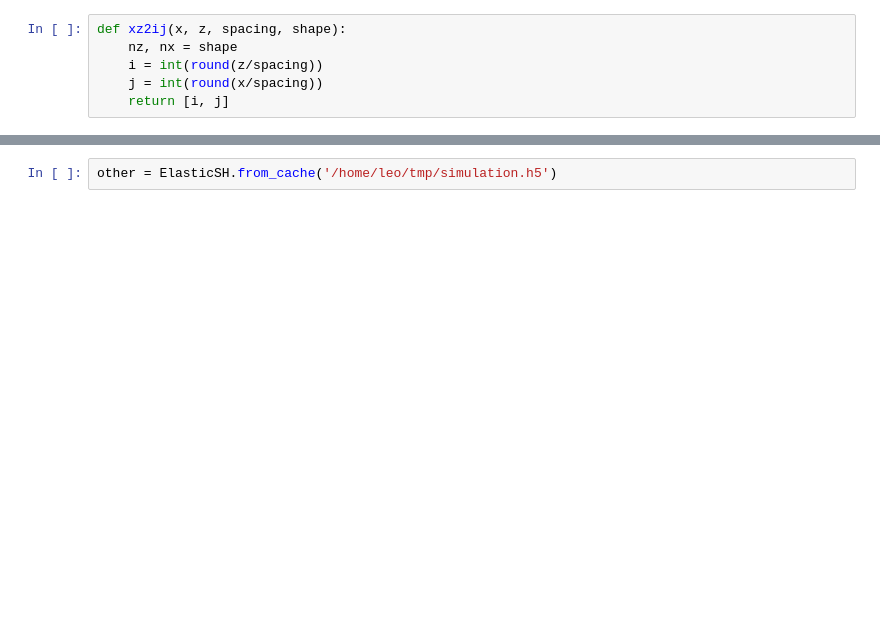
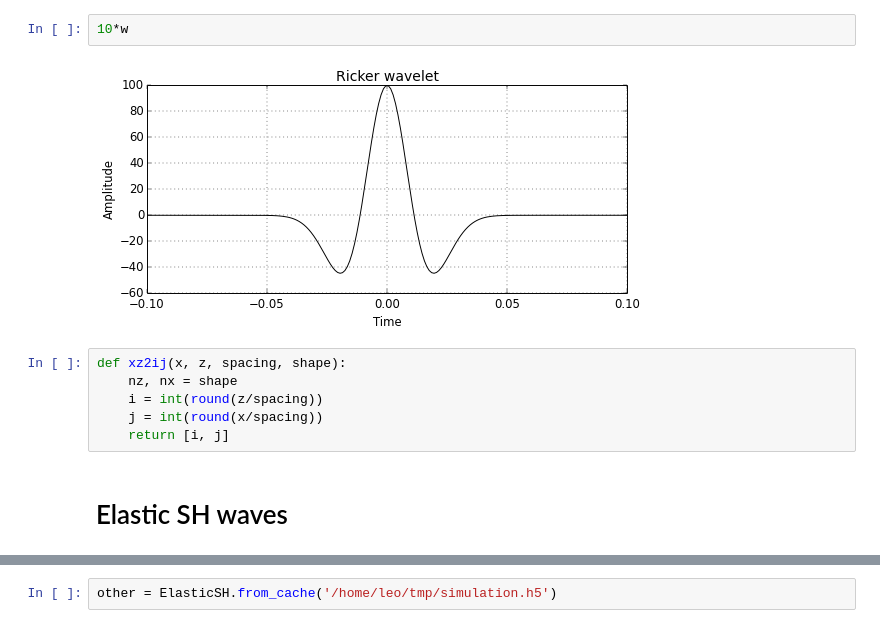
Before and after one commit to fatiando/prototypes, a Jupyter notebook: wavefd-simulation-class.ipynb, the cells around one changed output, grey strips where cells are left out. Cells and saved outputs as stored; diff of their text form; blank space fills up the shorter version.

```diff
--- a/wavefd-simulation-class.ipynb
+++ b/wavefd-simulation-class.ipynb
@@ -50,9 +54,15 @@ print(w(np.linspace(0, 1, 20)))
+# %%
+10*w
+# %% [output]
+[figure, added]
 # %%
 def xz2ij(x, z, spacing, shape):
     nz, nx = shape
     i = int(round(z/spacing))
     j = int(round(x/spacing))
     return [i, j]
+# %% [markdown]
+# Elastic SH waves
 # %%
 class ElasticSH(object):
     def __init__(self, velocity, density, spacing, dt=None, padding=50, taper=0.007, cachefile='elasticsh-cache.hdf5'):
```
Also changed, not shown: parts of 21 cells of this notebook.
